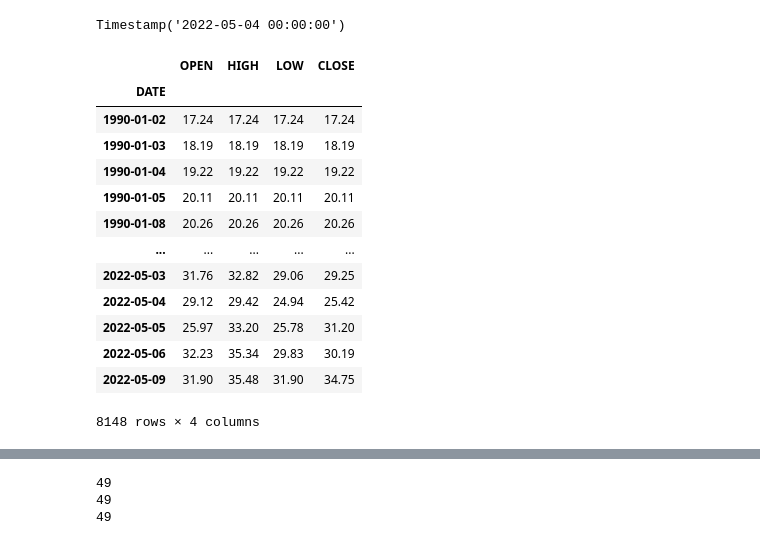
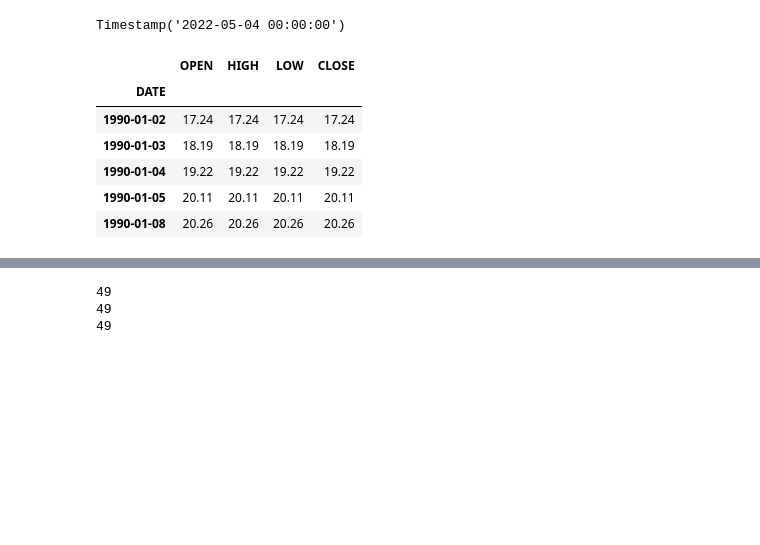
Before and after one commit to NikoKorolog/fomc_meeting_analysis, a Jupyter notebook: Main.ipynb, the cells around one changed output, grey strips where cells are left out. Drawn from its saved outputs; the diff is of its cells as text; code cells hidden in the pictures; blank space fills up the shorter version.

Commit message:
cleaned up display on a few dataframes, added skew analysis on both fomc change and change wide dataframes, etc.

```diff
--- a/Main.ipynb
+++ b/Main.ipynb
@@ -13,22 +13,15 @@ Timestamp('2022-05-04 00:00:00')
 # %%
 path = Path('VIX_History.csv')
 vix_df = pd.read_csv(path, index_col = 'DATE', parse_dates = True, infer_datetime_format = True)
-vix_df
+vix_df.head()
 # %% [output]
 |  | OPEN | HIGH | LOW | CLOSE |
 | DATE |  |  |  |  |
 | 1990-01-02 | 17.24 | 17.24 | 17.24 | 17.24 |
 | 1990-01-03 | 18.19 | 18.19 | 18.19 | 18.19 |
 | 1990-01-04 | 19.22 | 19.22 | 19.22 | 19.22 |
 | 1990-01-05 | 20.11 | 20.11 | 20.11 | 20.11 |
 | 1990-01-08 | 20.26 | 20.26 | 20.26 | 20.26 |
-| ... | ... | ... | ... | ... |
-| 2022-05-03 | 31.76 | 32.82 | 29.06 | 29.25 |
-| 2022-05-04 | 29.12 | 29.42 | 24.94 | 25.42 |
-| 2022-05-05 | 25.97 | 33.20 | 25.78 | 31.20 |
-| 2022-05-06 | 32.23 | 35.34 | 29.83 | 30.19 |
-| 2022-05-09 | 31.90 | 35.48 | 31.90 | 34.75 |
-8148 rows × 4 columns
 # %%
 vix_smaller_df = pd.DataFrame(vix_df.loc['2017-01-01':'2022-05-05'].iloc[:,3])
 
```
Also changed, not shown: parts of 10 cells of this notebook.
